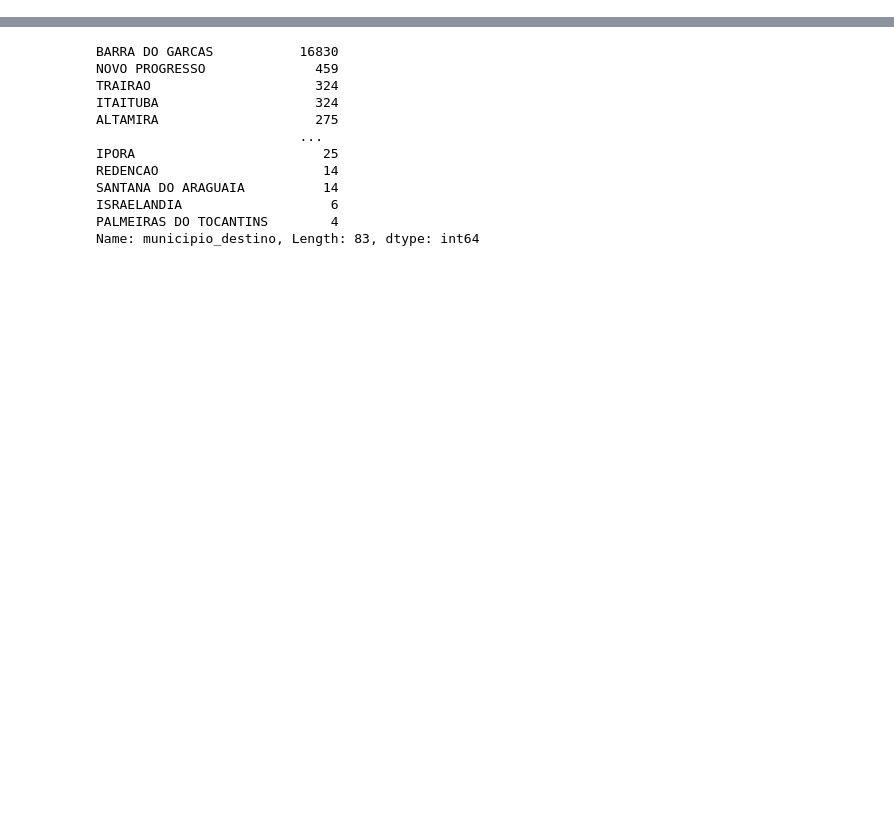
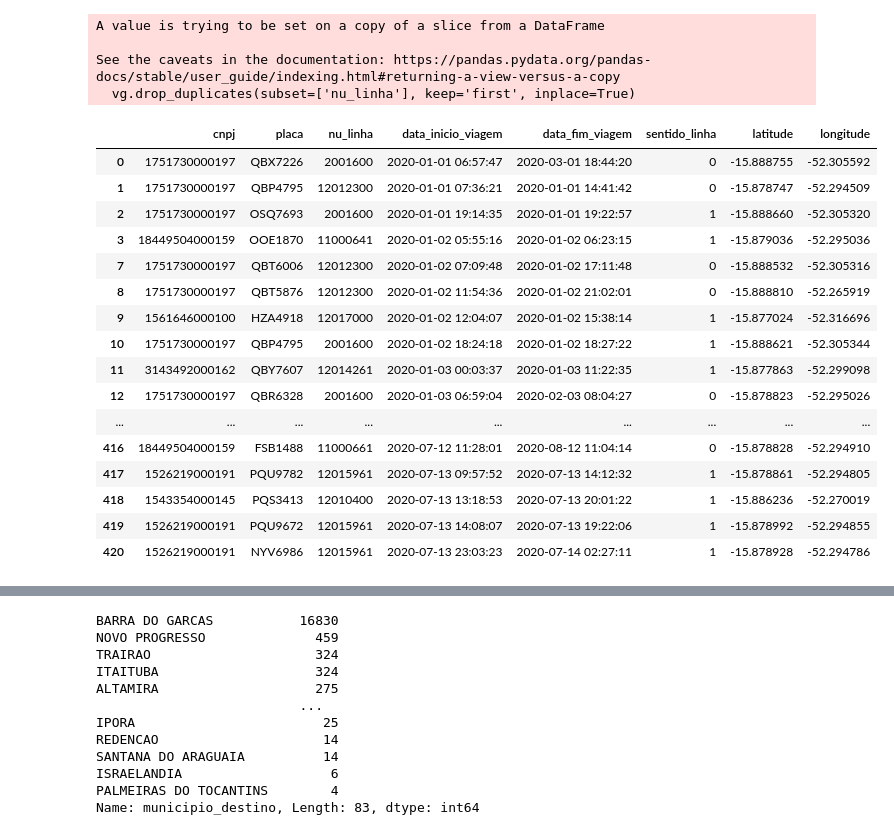
Before and after one commit to sandinojardim/Monitriip, a Jupyter notebook: merge_viagens-linhas.ipynb, the cells around one changed output, grey strips where cells are left out. Saved outputs shown, nothing was run; the diff lists cells and outputs as text; code cells hidden in the pictures; blank space fills up the shorter version.

```diff
--- a/merge_viagens-linhas.ipynb
+++ b/merge_viagens-linhas.ipynb
@@ -0,0 +1,28 @@
+# %%
+import pandas as pd
+
+# Read the CSV files
+viagens = pd.read_csv('viagem_regular_2020.csv', encoding='latin', sep=',')
+linhas = pd.read_csv('linhas_secoes.csv', encoding='latin', sep=',')
+
+# Remove '-' from prefixo column in linhas dataframe
+linhas['prefixo'] = linhas['prefixo'].str.replace('-', '').astype(int)
+
+# Filter linhas dataframe
+linhas = linhas[(linhas['municipio_origem'] == 'BARRA DO GARCAS') | (linhas['municipio_destino'] == 'BARRA DO GARCAS')]
+
+# Merge the viagens and linhas dataframes on the 'prefixo' column
+merged_df = pd.merge(viagens, linhas, left_on='nu_linha', right_on='prefixo')
+
+# Select the desired columns
+vg = merged_df[['cnpj_x', 'placa', 'nu_linha', 'data_inicio_viagem', 'data_fim_viagem', 'sentido_linha', 'latitude', 'longitude', 'municipio_origem', 'municipio_destino']]
+
+vg.drop_duplicates(subset=['nu_linha'], keep='first', inplace=True)
+
+# Write the modified dataframe to a new CSV file
+#merged_df.to_csv('viagens_2020_modified.csv', index=False)
+# %% [output]
+A value is trying to be set on a copy of a slice from a DataFrame
+
+See the caveats in the documentation: https://pandas.pydata.org/pandas-docs/stable/user_guide/indexing.html#returning-a-view-versus-a-copy
+  vg.drop_duplicates(subset=['nu_linha'], keep='first', inplace=True)
@@ -0,0 +31,20 @@
+# %%
+viagens
+# %% [output]
+|  | cnpj | placa | nu_linha | data_inicio_viagem | data_fim_viagem | sentido_linha | latitude | longitude |
+| 0 | 1751730000197 | QBX7226 | 2001600 | 2020-01-01 06:57:47 | 2020-03-01 18:44:20 | 0 | -15.888755 | -52.305592 |
+| 1 | 1751730000197 | QBP4795 | 12012300 | 2020-01-01 07:36:21 | 2020-01-01 14:41:42 | 0 | -15.878747 | -52.294509 |
+| 2 | 1751730000197 | OSQ7693 | 2001600 | 2020-01-01 19:14:35 | 2020-01-01 19:22:57 | 1 | -15.888660 | -52.305320 |
+| 3 | 18449504000159 | OOE1870 | 11000641 | 2020-01-02 05:55:16 | 2020-01-02 06:23:15 | 1 | -15.879036 | -52.295036 |
+| 7 | 1751730000197 | QBT6006 | 12012300 | 2020-01-02 07:09:48 | 2020-01-02 17:11:48 | 0 | -15.888532 | -52.305316 |
+| 8 | 1751730000197 | QBT5876 | 12012300 | 2020-01-02 11:54:36 | 2020-01-02 21:02:01 | 0 | -15.888810 | -52.265919 |
+| 9 | 1561646000100 | HZA4918 | 12017000 | 2020-01-02 12:04:07 | 2020-01-02 15:38:14 | 1 | -15.877024 | -52.316696 |
+| 10 | 1751730000197 | QBP4795 | 2001600 | 2020-01-02 18:24:18 | 2020-01-02 18:27:22 | 1 | -15.888621 | -52.305344 |
+| 11 | 3143492000162 | QBY7607 | 12014261 | 2020-01-03 00:03:37 | 2020-01-03 11:22:35 | 1 | -15.877863 | -52.299098 |
+| 12 | 1751730000197 | QBR6328 | 2001600 | 2020-01-03 06:59:04 | 2020-02-03 08:04:27 | 0 | -15.878823 | -52.295026 |
+| ... | ... | ... | ... | ... | ... | ... | ... | ... |
+| 416 | 18449504000159 | FSB1488 | 11000661 | 2020-07-12 11:28:01 | 2020-08-12 11:04:14 | 0 | -15.878828 | -52.294910 |
+| 417 | 1526219000191 | PQU9782 | 12015961 | 2020-07-13 09:57:52 | 2020-07-13 14:12:32 | 1 | -15.878861 | -52.294805 |
+| 418 | 1543354000145 | PQS3413 | 12010400 | 2020-07-13 13:18:53 | 2020-07-13 20:01:22 | 1 | -15.886236 | -52.270019 |
+| 419 | 1526219000191 | PQU9672 | 12015961 | 2020-07-13 14:08:07 | 2020-07-13 19:22:06 | 1 | -15.878992 | -52.294855 |
+| 420 | 1526219000191 | NYV6986 | 12015961 | 2020-07-13 23:03:23 | 2020-07-14 02:27:11 | 1 | -15.878928 | -52.294786 |
```
Also changed, not shown: parts of 4 cells of this notebook, 9 other files.
